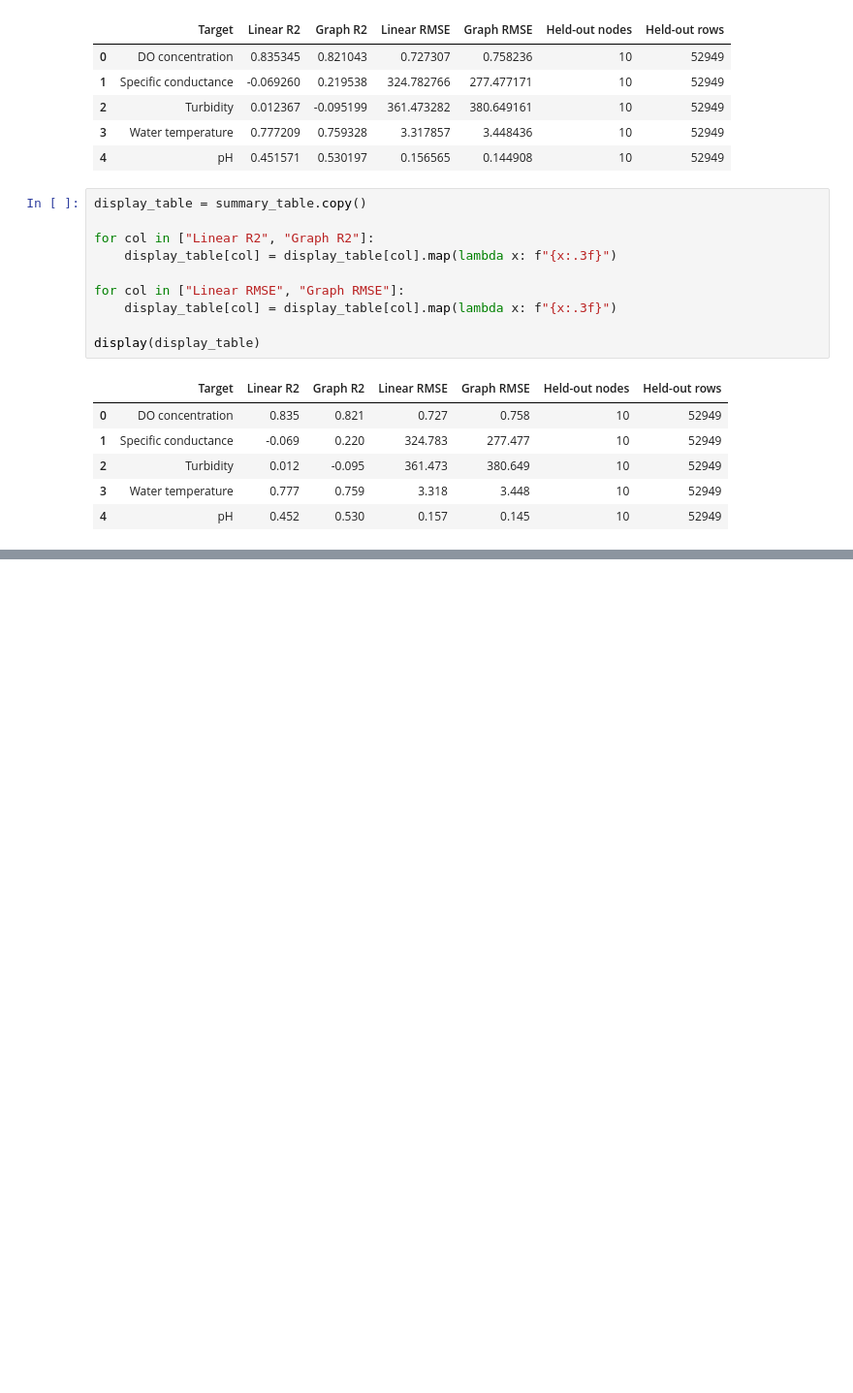
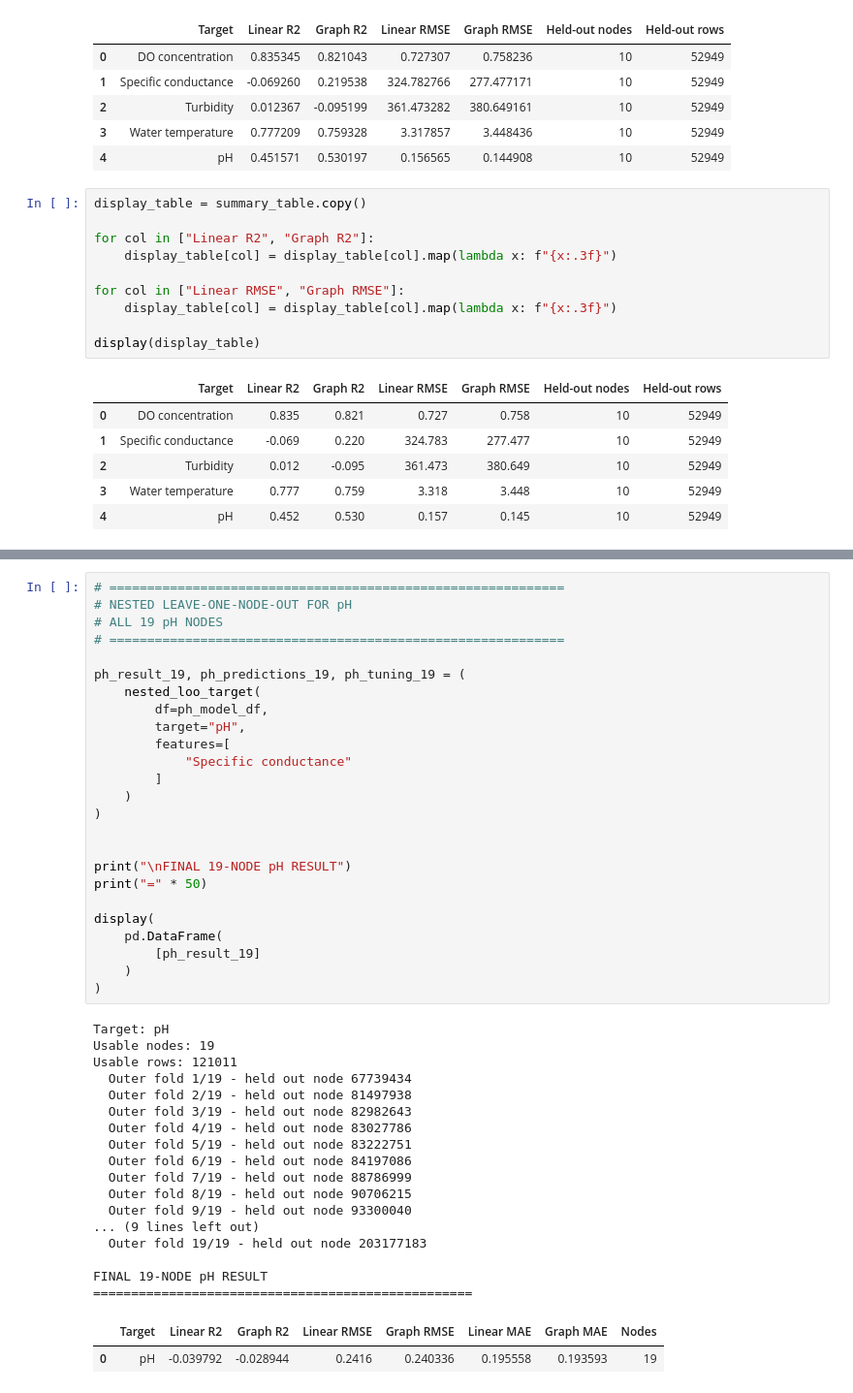
Before and after one commit to andrewc156/rivernets, a Jupyter notebook: graph_linear_regression_laplacian.ipynb, the cells around one changed output, grey strips where cells are left out. Shown at 97% size. Drawn from its saved outputs; the diff is of its cells as text; blank space fills up the shorter version.

```diff
--- a/graph_linear_regression_laplacian.ipynb
+++ b/graph_linear_regression_laplacian.ipynb
@@ -13915,0 +16707,45 @@ display(display_table)
+# %%
+# ============================================================
+# NESTED LEAVE-ONE-NODE-OUT FOR pH
+# ALL 19 pH NODES
+# ============================================================
+
+ph_result_19, ph_predictions_19, ph_tuning_19 = (
+    nested_loo_target(
+        df=ph_model_df,
+        target="pH",
+        features=[
+            "Specific conductance"
+        ]
+    )
+)
+
+
+print("\nFINAL 19-NODE pH RESULT")
+print("=" * 50)
+
+display(
+    pd.DataFrame(
+        [ph_result_19]
+    )
+)
+# %% [output]
+Target: pH
+Usable nodes: 19
+Usable rows: 121011
+  Outer fold 1/19 - held out node 67739434
+  Outer fold 2/19 - held out node 81497938
+  Outer fold 3/19 - held out node 82982643
+  Outer fold 4/19 - held out node 83027786
+  Outer fold 5/19 - held out node 83222751
+  Outer fold 6/19 - held out node 84197086
+  Outer fold 7/19 - held out node 88786999
+  Outer fold 8/19 - held out node 90706215
+  Outer fold 9/19 - held out node 93300040
+... (9 lines left out)
+  Outer fold 19/19 - held out node 203177183
+
+FINAL 19-NODE pH RESULT
+==================================================
+|  | Target | Linear R2 | Graph R2 | Linear RMSE | Graph RMSE | Linear MAE | Graph MAE | Nodes |
+| 0 | pH | -0.039792 | -0.028944 | 0.2416 | 0.240336 | 0.195558 | 0.193593 | 19 |
```
Also changed, not shown: parts of 11 cells of this notebook, 2 other files.
